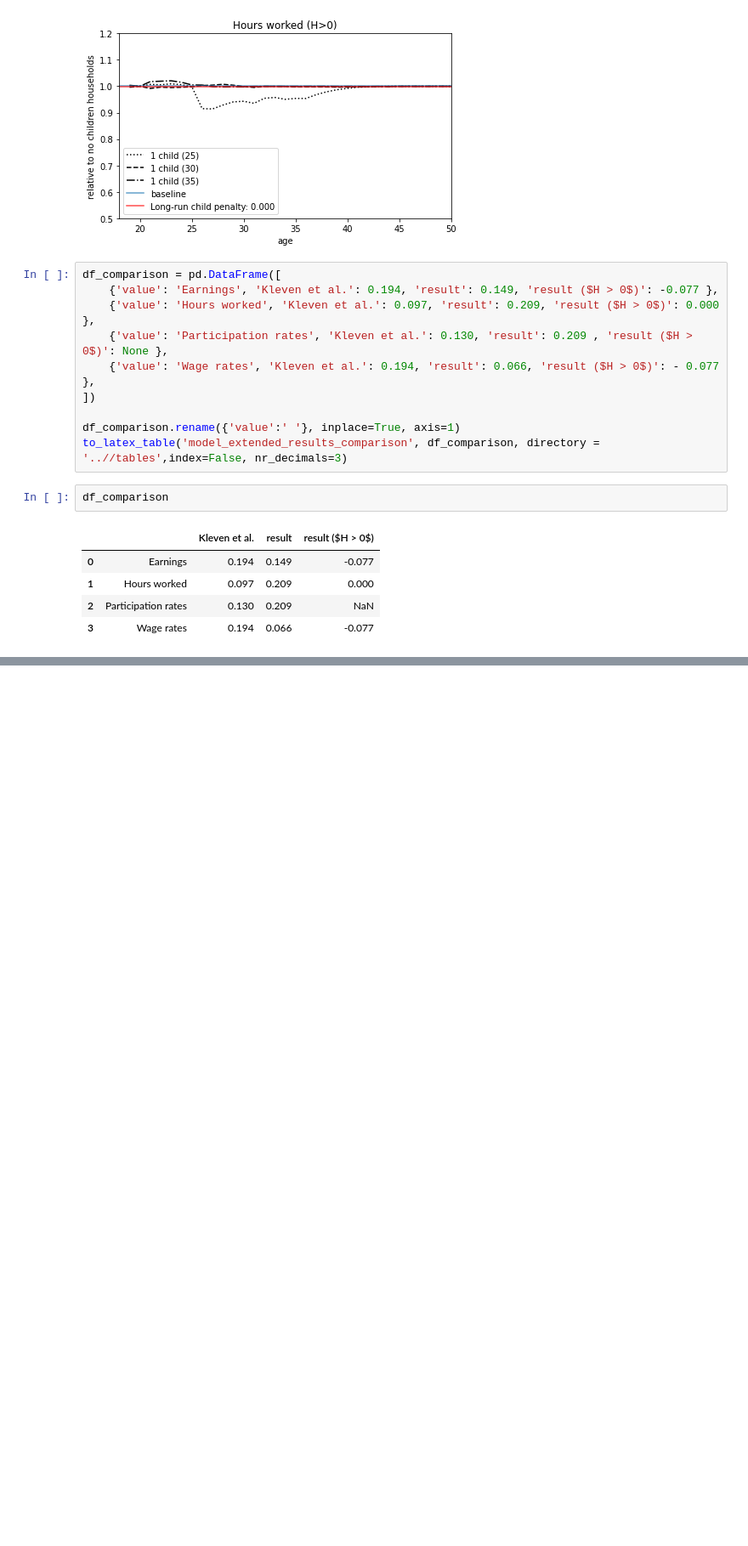
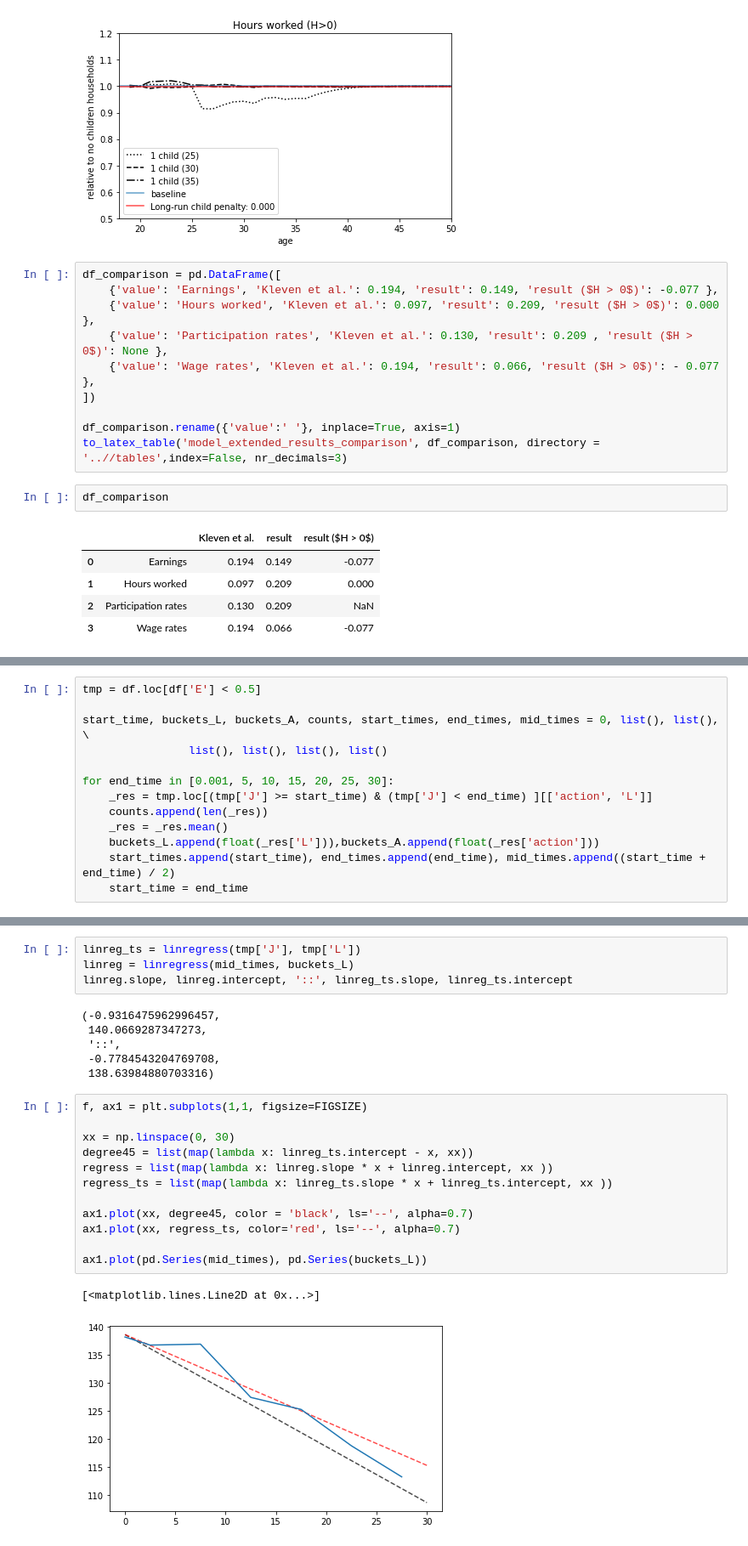
Before and after one commit to JakartaLaw/speciale, a Jupyter notebook: src/Extended Model V1 - Results.ipynb, the cells around one changed output, grey strips where cells are left out. Shown: that part at 85% size. Drawn from its saved outputs; the diff is of its cells as text; blank space fills up the shorter version.

```diff
--- a/src/Extended Model V1 - Results.ipynb
+++ b/src/Extended Model V1 - Results.ipynb
@@ -364,0 +369,13 @@ df_comparison
+# %%
+tmp = df.loc[df['E'] < 0.5]
+
+start_time, buckets_L, buckets_A, counts, start_times, end_times, mid_times = 0, list(), list(), \
+                list(), list(), list(), list()
+
+for end_time in [0.001, 5, 10, 15, 20, 25, 30]:
+    _res = tmp.loc[(tmp['J'] >= start_time) & (tmp['J'] < end_time) ][['action', 'L']]
+    counts.append(len(_res))
+    _res = _res.mean()
+    buckets_L.append(float(_res['L'])),buckets_A.append(float(_res['action']))
+    start_times.append(start_time), end_times.append(end_time), mid_times.append((start_time + end_time) / 2)
+    start_time = end_time
@@ -364,0 +400,25 @@ df_comparison
+# %%
+linreg_ts = linregress(tmp['J'], tmp['L'])
+linreg = linregress(mid_times, buckets_L)
+linreg.slope, linreg.intercept, '::', linreg_ts.slope, linreg_ts.intercept
+# %% [output]
+(-0.9316475962996457,
+ 140.0669287347273,
+ '::',
+ -0.7784543204769708,
+ 138.63984880703316)
+# %%
+f, ax1 = plt.subplots(1,1, figsize=FIGSIZE)
+
+xx = np.linspace(0, 30)
+degree45 = list(map(lambda x: linreg_ts.intercept - x, xx))
+regress = list(map(lambda x: linreg.slope * x + linreg.intercept, xx ))
+regress_ts = list(map(lambda x: linreg_ts.slope * x + linreg_ts.intercept, xx ))
+
+ax1.plot(xx, degree45, color = 'black', ls='--', alpha=0.7)
+ax1.plot(xx, regress_ts, color='red', ls='--', alpha=0.7)
+
+ax1.plot(pd.Series(mid_times), pd.Series(buckets_L))
+# %% [output]
+[<matplotlib.lines.Line2D at 0x...>]
+[figure, added]
```
Also changed, not shown: parts of 24 cells of this notebook, 9 other files.
